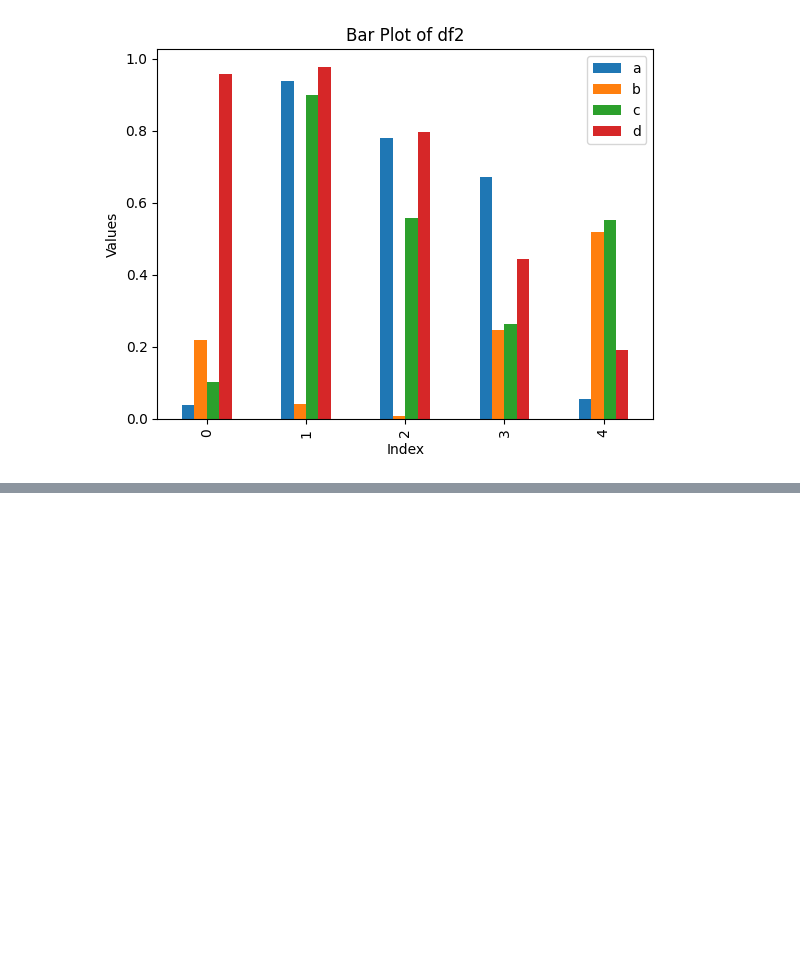
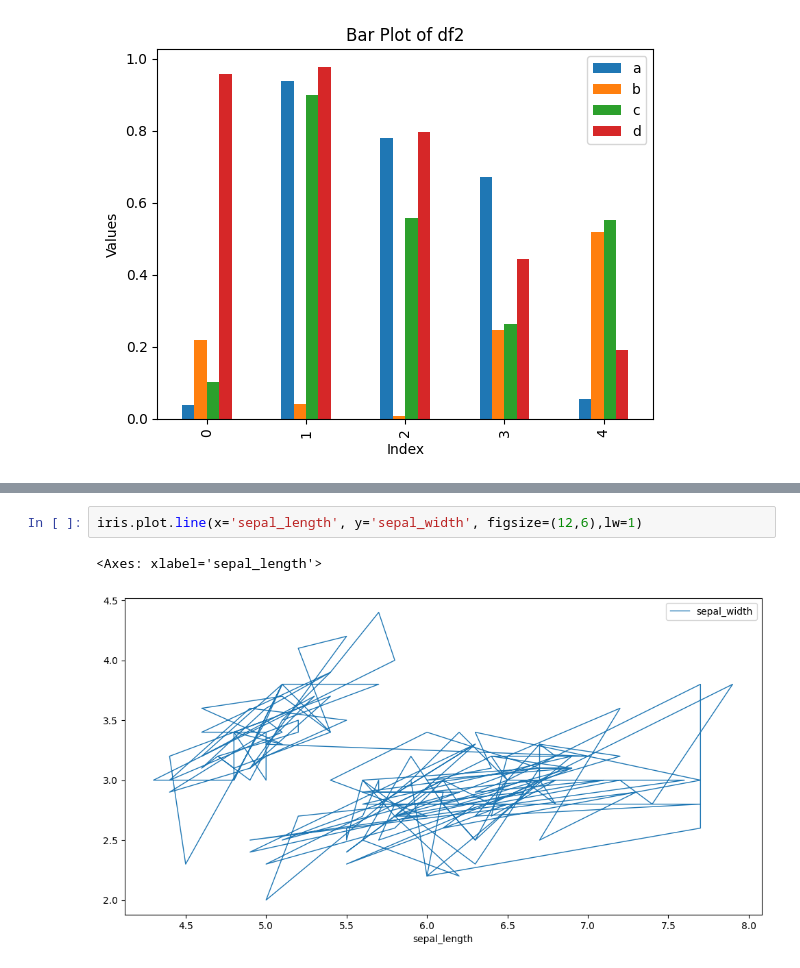
Before and after one commit to DannyCui-2016/Machine-Learning-Approach-Session, a Jupyter notebook: section 10/pandas in data visualization.ipynb, the cells around one changed output, grey strips where cells are left out. Drawn from its saved outputs; the diff is of its cells as text; blank space fills up the shorter version.

```diff
--- a/section 10/pandas in data visualization.ipynb
+++ b/section 10/pandas in data visualization.ipynb
@@ -64,0 +70,5 @@ plt.show()
+# %%
+iris.plot.line(x='sepal_length', y='sepal_width', figsize=(12,6),lw=1)
+# %% [output]
+<Axes: xlabel='sepal_length'>
+[figure, added]
```
Also changed, not shown: parts of 4 cells of this notebook.
